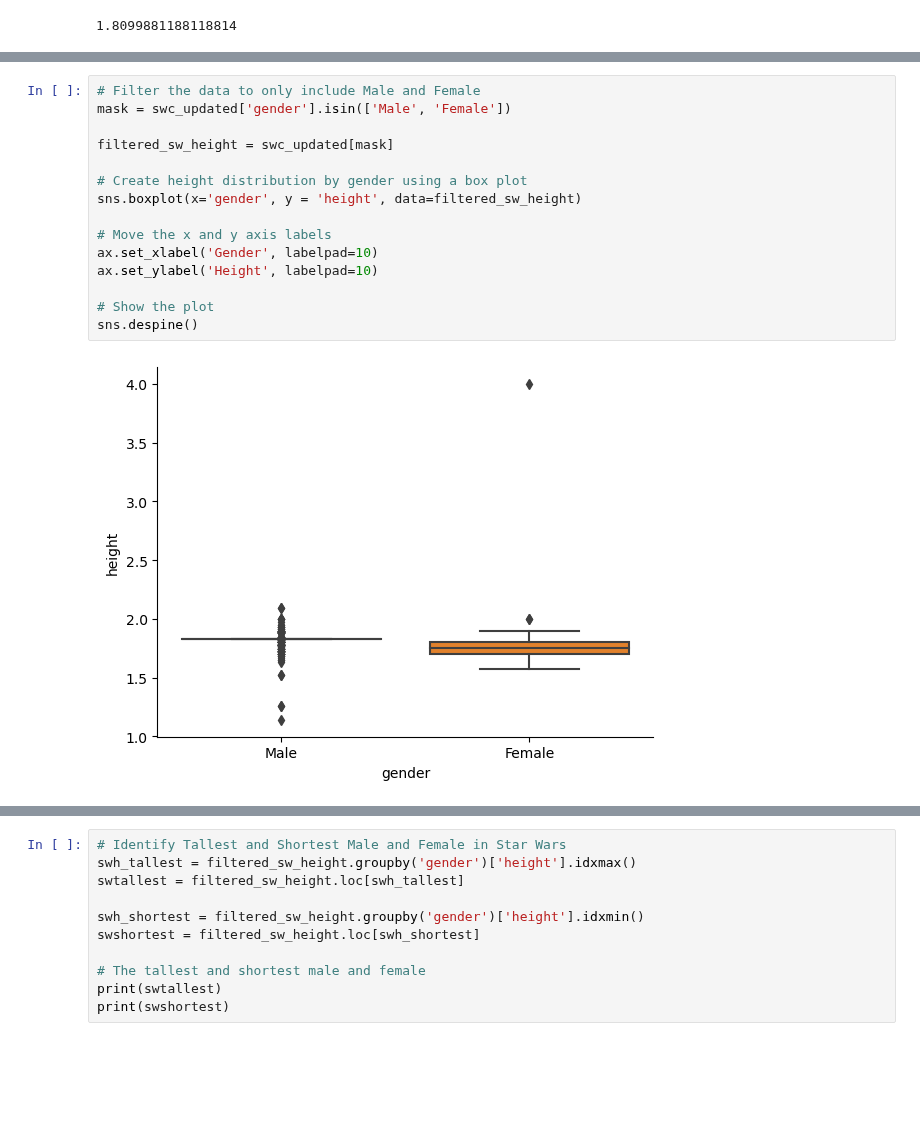
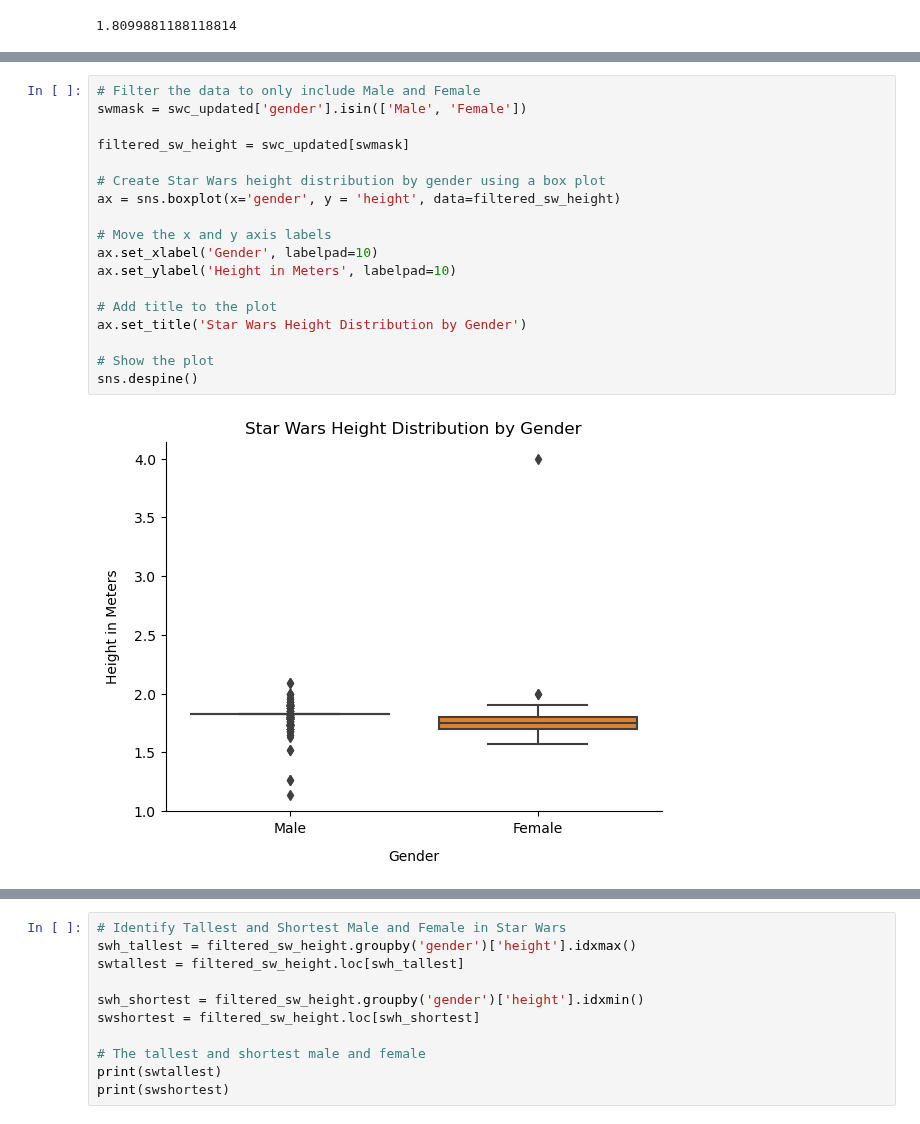
Before and after one commit to wesiswes629/wookiestapi, a Jupyter notebook: notebooks/all_characters.ipynb, the cells around one changed output, grey strips where cells are left out. Saved outputs shown, nothing was run; the diff lists cells and outputs as text; blank space fills up the shorter version.

Commit message:
heights almost complete

```diff
--- a/notebooks/all_characters.ipynb
+++ b/notebooks/all_characters.ipynb
@@ -258,17 +273,20 @@ Name: height, dtype: float64
 # %%
 # Filter the data to only include Male and Female
-mask = swc_updated['gender'].isin(['Male', 'Female'])
+swmask = swc_updated['gender'].isin(['Male', 'Female'])
 
-filtered_sw_height = swc_updated[mask]
+filtered_sw_height = swc_updated[swmask]
 
-# Create height distribution by gender using a box plot
-sns.boxplot(x='gender', y = 'height', data=filtered_sw_height)
+# Create Star Wars height distribution by gender using a box plot
+ax = sns.boxplot(x='gender', y = 'height', data=filtered_sw_height)
 
 # Move the x and y axis labels
 ax.set_xlabel('Gender', labelpad=10)
-ax.set_ylabel('Height', labelpad=10)
+ax.set_ylabel('Height in Meters', labelpad=10)
+
+# Add title to the plot
+ax.set_title('Star Wars Height Distribution by Gender')
 
 # Show the plot
 sns.despine()
 # %% [output]
-[figure, old version]
+[figure, new version]
```
Also changed, not shown: parts of 9 cells of this notebook.
